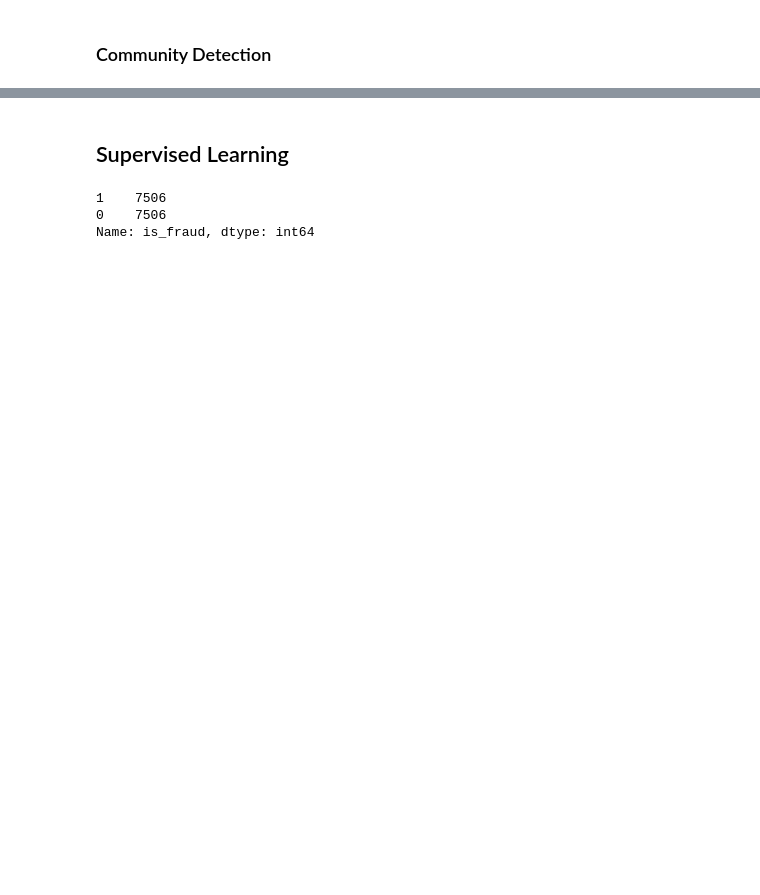
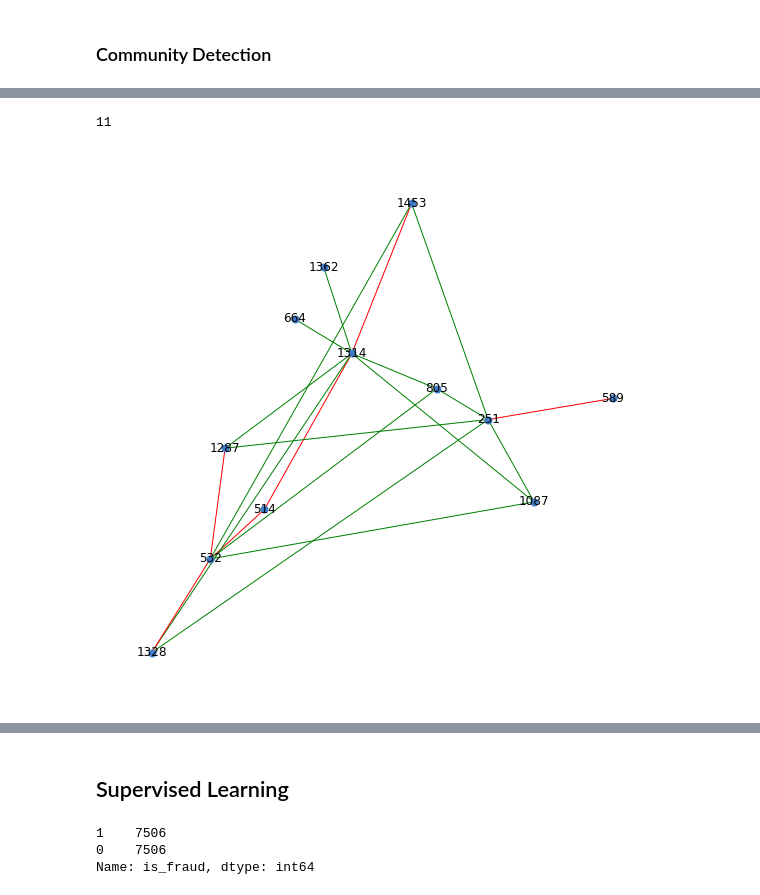
Before and after one commit to hli8nova/Graph-Machine-Learning, a Jupyter notebook: Chapter08/01_Credit_card_edges_classification.ipynb, the cells around one changed output, grey strips where cells are left out. Drawn from its saved outputs; the diff is of its cells as text; code cells hidden in the pictures; blank space fills up the shorter version.

```diff
--- a/Chapter08/01_Credit_card_edges_classification.ipynb
+++ b/Chapter08/01_Credit_card_edges_classification.ipynb
@@ -182,8 +254,14 @@ pd.Series(d).sort_values(ascending=False)
+# %%
+len(graphs)
+# %% [output]
+11
 # %%
-gId = 10
+gId = 9
 plt.figure(figsize=(10,10))
 spring_pos = nx.spring_layout(graphs[gId])
 plt.axis("off")
 edge_colors = ["r" if x == 1 else "g" for x in nx.get_edge_attributes(graphs[gId], 'label').values()]
 nx.draw_networkx(graphs[gId], pos=spring_pos, node_color=default_node_color,
-                 edge_color=edge_colors, with_labels=False, node_size=15)
+                 edge_color=edge_colors, with_labels=True, node_size=50)
+# %% [output]
+[figure, added]
```
Also changed, not shown: parts of 23 cells of this notebook, 2 other files.
